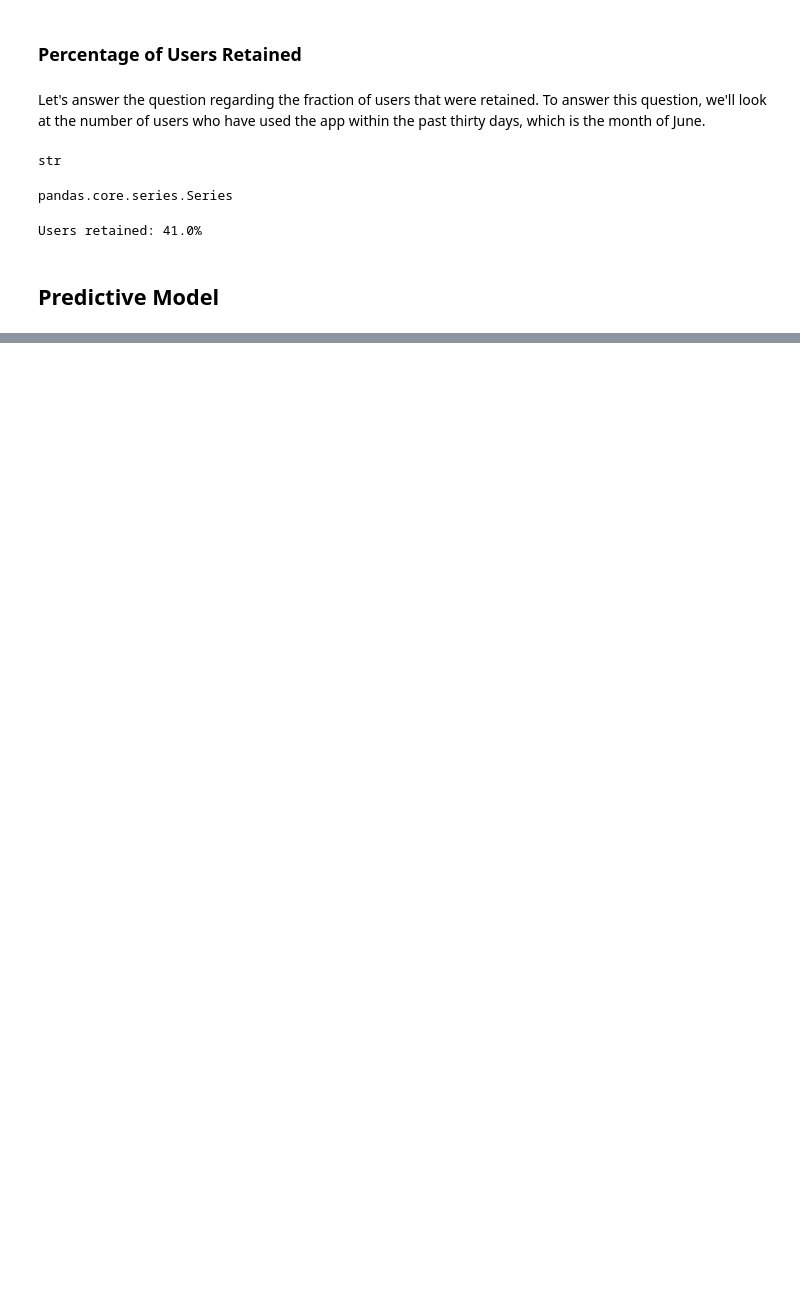
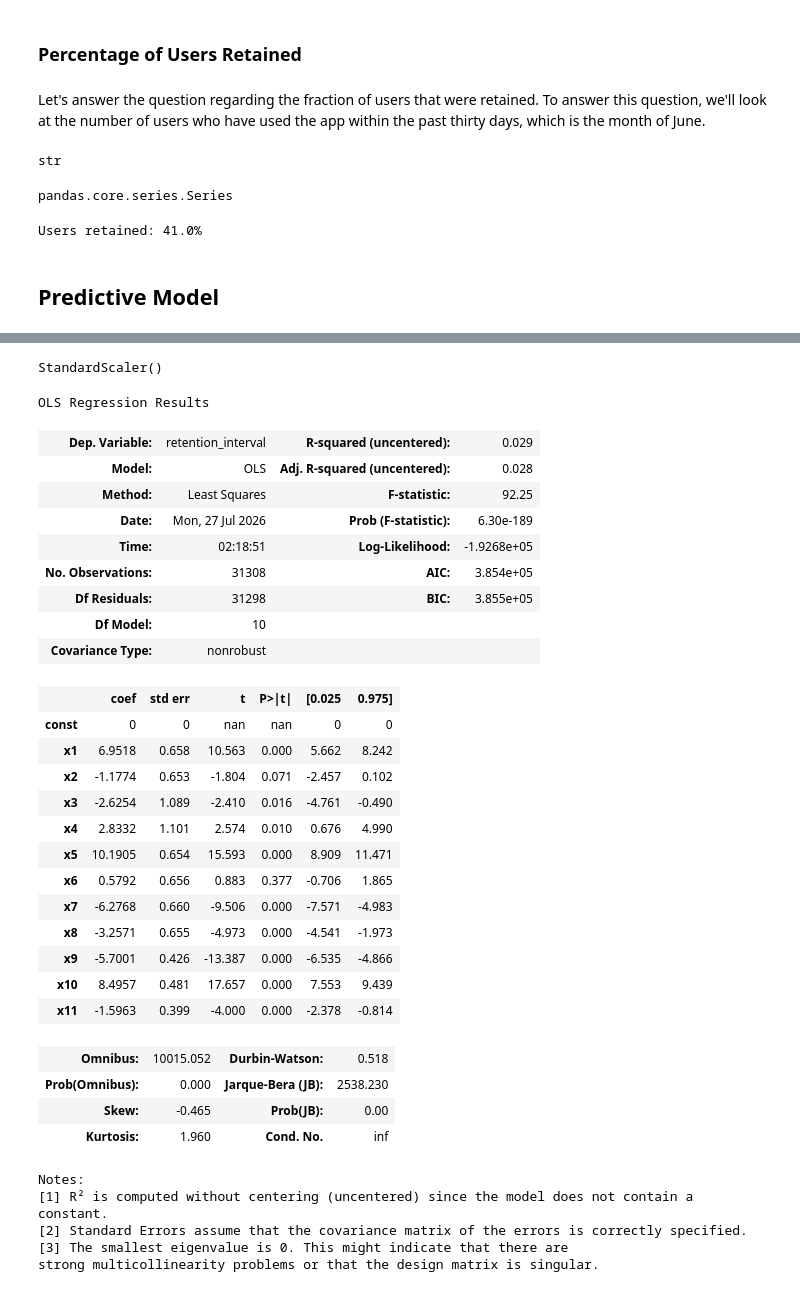
Before and after one commit to blue-santa/sprinboard-data-science-2026, a Jupyter notebook: 25-effective-interviewing/02-take-home-challenges/ultimate_challenge/Bryan_Beus_Ultimate_Take_Home_Challenge.ipynb, the cells around one changed output, grey strips where cells are left out. Saved outputs shown, nothing was run; the diff lists cells and outputs as text; code cells hidden in the pictures; blank space fills up the shorter version.

```diff
--- a/25-effective-interviewing/02-take-home-challenges/ultimate_challenge/Bryan_Beus_Ultimate_Take_Home_Challenge.ipynb
+++ b/25-effective-interviewing/02-take-home-challenges/ultimate_challenge/Bryan_Beus_Ultimate_Take_Home_Challenge.ipynb
@@ -404,0 +494,8 @@ Our target variable is `retention_interval`, where more days is better.
+# %%
+scaler = StandardScaler()
+# %%
+scaler.fit(X_ols_train)
+# %% [output]
+StandardScaler()
+# %%
+X_ols_train_scaled = scaler.transform(X_ols_train)
@@ -404,0 +504,37 @@ Our target variable is `retention_interval`, where more days is better.
+# %%
+rModel_ols = sm.OLS(y_ols_train, X_ols_train_scaled).fit()
+# %%
+rModel_ols.summary()
+# %% [output]
+OLS Regression Results
+| Dep. Variable: | retention_interval | R-squared (uncentered): | 0.029 |
+| Model: | OLS | Adj. R-squared (uncentered): | 0.028 |
+| Method: | Least Squares | F-statistic: | 92.25 |
+| Date: | Mon, 27 Jul 2026 | Prob (F-statistic): | 6.30e-189 |
+| Time: | 02:18:51 | Log-Likelihood: | -1.9268e+05 |
+| No. Observations: | 31308 | AIC: | 3.854e+05 |
+| Df Residuals: | 31298 | BIC: | 3.855e+05 |
+| Df Model: | 10 |  |  |
+| Covariance Type: | nonrobust |  |  |
+|  | coef | std err | t | P>|t| | [0.025 | 0.975] |
+| const | 0 | 0 | nan | nan | 0 | 0 |
+| x1 | 6.9518 | 0.658 | 10.563 | 0.000 | 5.662 | 8.242 |
+| x2 | -1.1774 | 0.653 | -1.804 | 0.071 | -2.457 | 0.102 |
+| x3 | -2.6254 | 1.089 | -2.410 | 0.016 | -4.761 | -0.490 |
+| x4 | 2.8332 | 1.101 | 2.574 | 0.010 | 0.676 | 4.990 |
+| x5 | 10.1905 | 0.654 | 15.593 | 0.000 | 8.909 | 11.471 |
+| x6 | 0.5792 | 0.656 | 0.883 | 0.377 | -0.706 | 1.865 |
+| x7 | -6.2768 | 0.660 | -9.506 | 0.000 | -7.571 | -4.983 |
+| x8 | -3.2571 | 0.655 | -4.973 | 0.000 | -4.541 | -1.973 |
+| x9 | -5.7001 | 0.426 | -13.387 | 0.000 | -6.535 | -4.866 |
+| x10 | 8.4957 | 0.481 | 17.657 | 0.000 | 7.553 | 9.439 |
+| x11 | -1.5963 | 0.399 | -4.000 | 0.000 | -2.378 | -0.814 |
+| Omnibus: | 10015.052 | Durbin-Watson: | 0.518 |
+| Prob(Omnibus): | 0.000 | Jarque-Bera (JB): | 2538.230 |
+| Skew: | -0.465 | Prob(JB): | 0.00 |
+| Kurtosis: | 1.960 | Cond. No. | inf |
+Notes:
+[1] R² is computed without centering (uncentered) since the model does not contain a constant.
+[2] Standard Errors assume that the covariance matrix of the errors is correctly specified.
+[3] The smallest eigenvalue is 0. This might indicate that there are
+strong multicollinearity problems or that the design matrix is singular.
```
Also changed, not shown: parts of 80 cells of this notebook.
